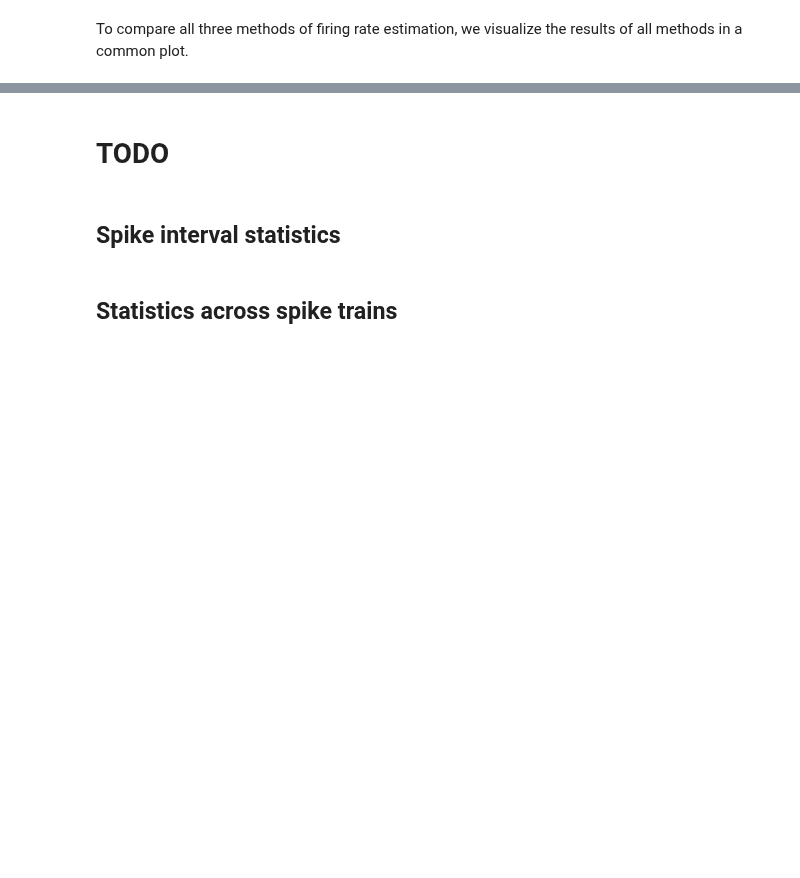
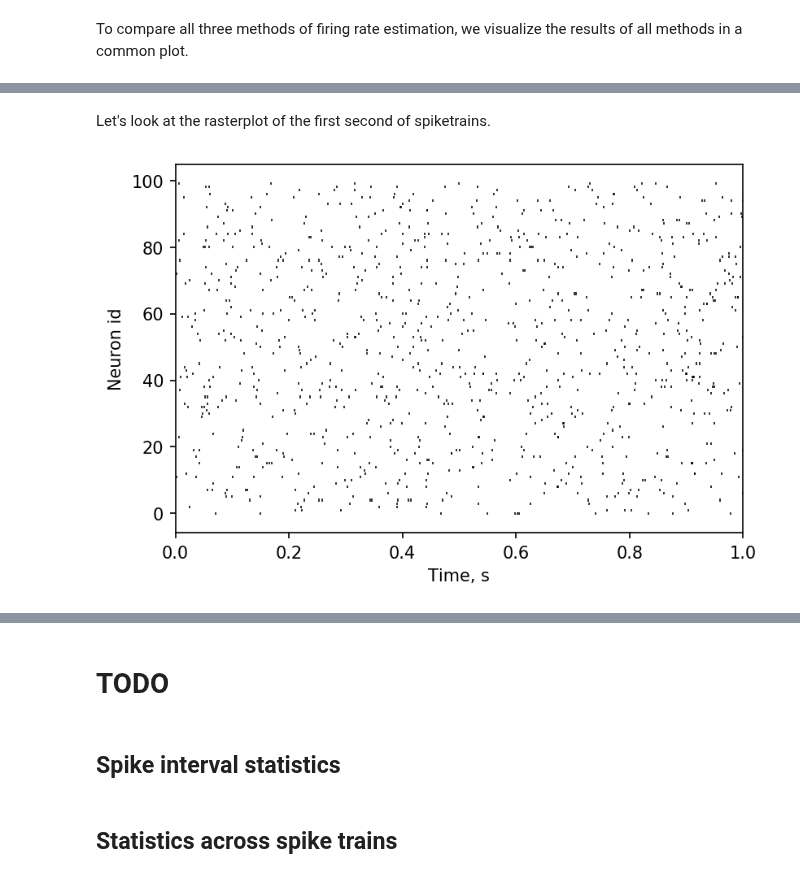
Before and after one commit to NeuralEnsemble/elephant, a Jupyter notebook: doc/tutorials/statistics.ipynb, the cells around one changed output, grey strips where cells are left out. Cells and saved outputs as stored; diff of their text form; code cells hidden in the pictures; blank space fills up the shorter version.

```diff
--- a/doc/tutorials/statistics.ipynb
+++ b/doc/tutorials/statistics.ipynb
@@ -99,0 +246,14 @@ plt.show()
+# %%
+spiketrain_list = [
+     homogeneous_poisson_process(rate=10.0*Hz, t_start=0.0*s, t_stop=100.0*s)
+     for i in range(100)]
+# %% [markdown]
+Let's look at the rasterplot of the first second of spiketrains.
+# %%
+plt.figure(dpi=150)
+plt.eventplot(spiketrain_list, linelengths=0.75, linewidths=0.75, color='black')
+plt.xlabel("Time, s")
+plt.ylabel("Neuron id")
+plt.xlim([0, 1]);
+# %% [output]
+[figure, added]
```
Also changed, not shown: parts of 47 cells of this notebook, 6 other files.
